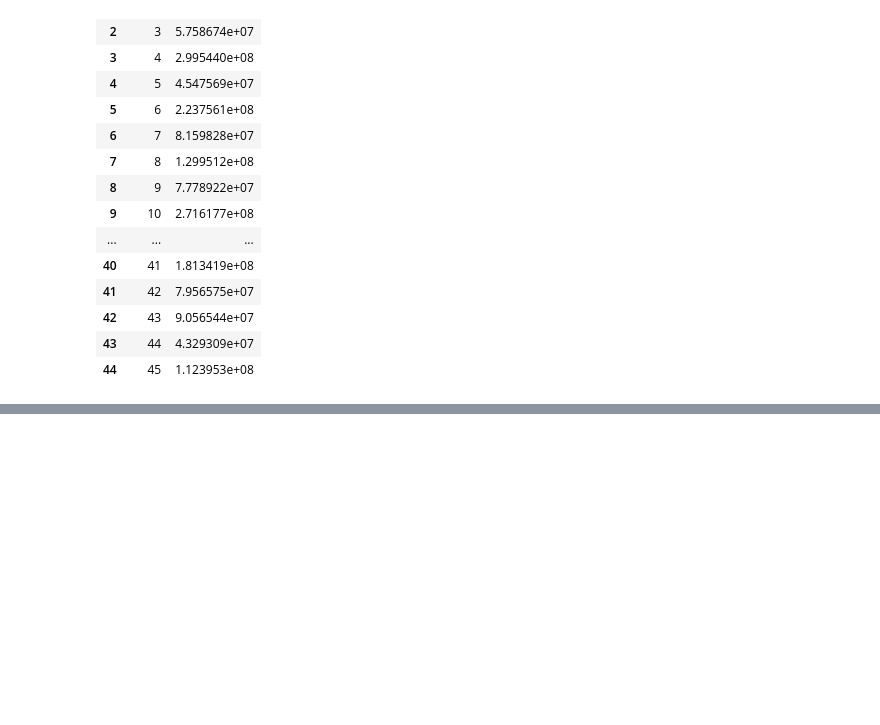
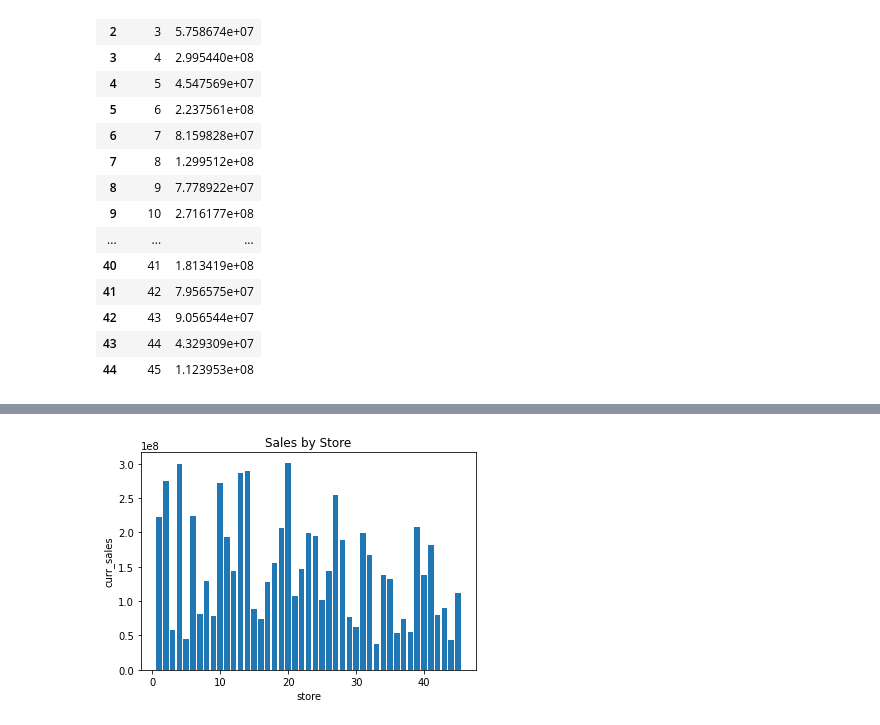
Before and after one commit to Emenike-Amara/Projects, a Jupyter notebook: Data_Exploration_with_SQL.ipynb, the cells around one changed output, grey strips where cells are left out. Drawn from its saved outputs; the diff is of its cells as text; code cells hidden in the pictures; blank space fills up the shorter version.

```diff
--- a/Data_Exploration_with_SQL.ipynb
+++ b/Data_Exploration_with_SQL.ipynb
@@ -134,0 +216,27 @@ result
+# %%
+# pct_change in weekly sales by store
+
+SQLquery = '''
+
+WITH sales_cte AS (
+  SELECT
+    date, store, dept,
+    sum(weekly_sales) curr_sales,
+    LAG(sum(weekly_sales)) OVER (ORDER BY date desc) AS prev_sales
+  FROM sales_data
+  group by 2
+)
+SELECT
+  date, store,dept,
+  curr_sales,
+  prev_sales,
+  CASE
+    WHEN prev_sales IS NULL THEN 0 -- handle the first row where there is no previous sales data
+    ELSE (curr_sales - prev_sales) * 100.0 / prev_sales
+  END AS pct_change
+FROM sales_cte
+ORDER BY date desc;
+
+'''
+store_result = sqldf(SQLquery)
+store_result
@@ -134,0 +261,18 @@ result
+# %%
+#Visualizing the Sales by store to determine the best performing store
+
+x = store_result['store']
+y= store_result['curr_sales']
+
+# Create a line chart
+plt.bar(x, y)
+
+# Add labels and title
+plt.xlabel('store')
+plt.ylabel('curr_sales')
+plt.title('Sales by Store')
+
+# Display the chart
+plt.show()
+# %% [output]
+[figure, added]
```
Also changed, not shown: parts of 10 cells of this notebook.
